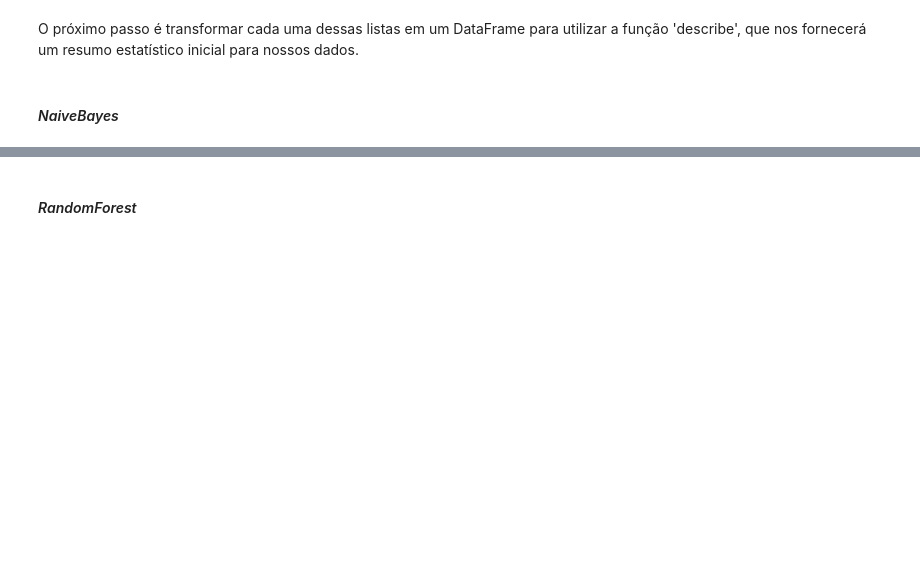
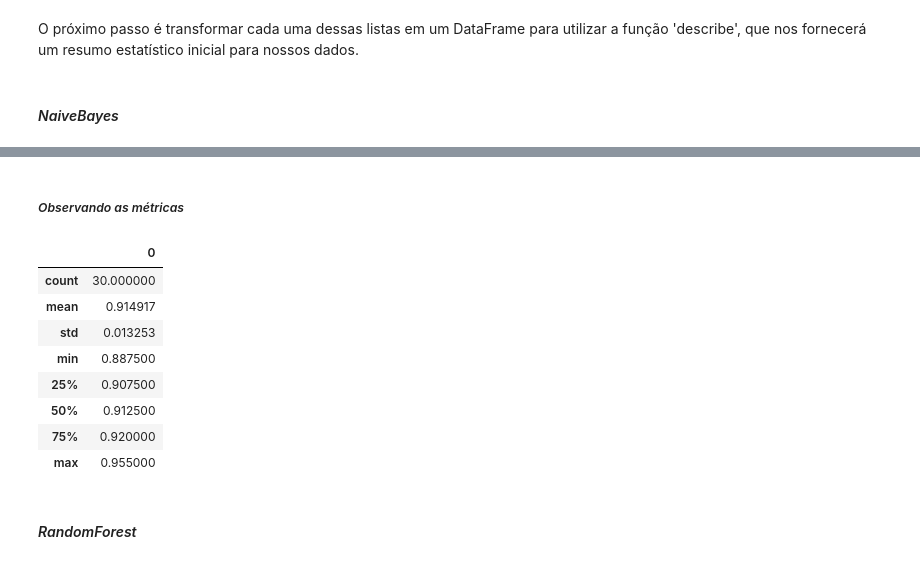
Before and after one commit to JosenildoJunior/StatPyDataScience, a Jupyter notebook: Medidas_de_posição_e_dispersão.ipynb, the cells around one changed output, grey strips where cells are left out. Cells and saved outputs as stored; diff of their text form; code cells hidden in the pictures; blank space fills up the shorter version.

```diff
--- a/Medidas_de_posição_e_dispersão.ipynb
+++ b/Medidas_de_posição_e_dispersão.ipynb
@@ -925,3 +961,18 @@ df_logistica.head()
+# %% [markdown]
+##### *Observando as métricas*
+# %%
+# Observando os dados
+df_logistica.describe()
+# %% [output]
+|  | 0 |
+| count | 30.000000 |
+| mean | 0.914917 |
+| std | 0.013253 |
+| min | 0.887500 |
+| 25% | 0.907500 |
+| 50% | 0.912500 |
+| 75% | 0.920000 |
+| max | 0.955000 |
 # %% [markdown]
 #### *RandomForest*
 # %%
```
Also changed, not shown: parts of 17 cells of this notebook.
